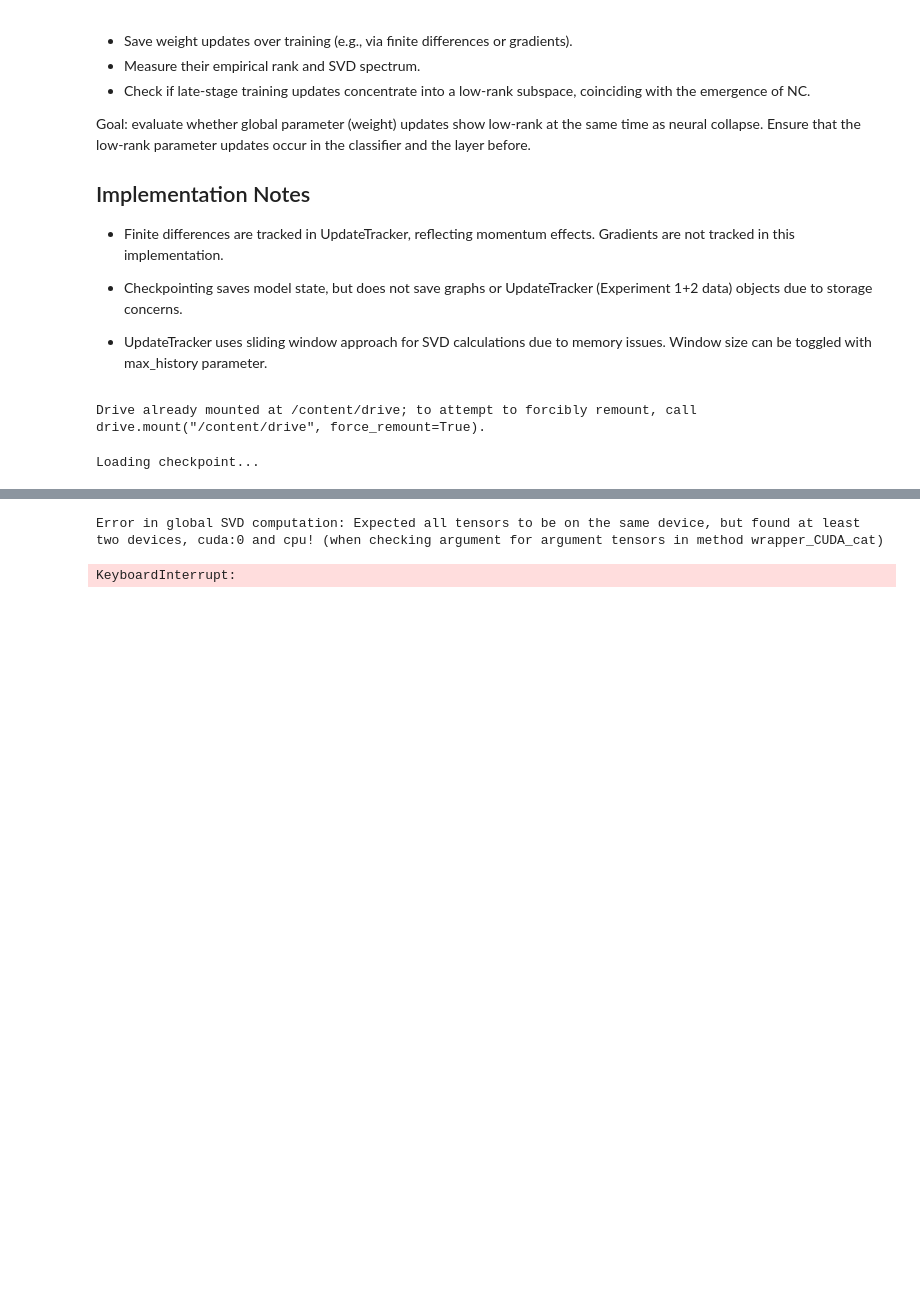
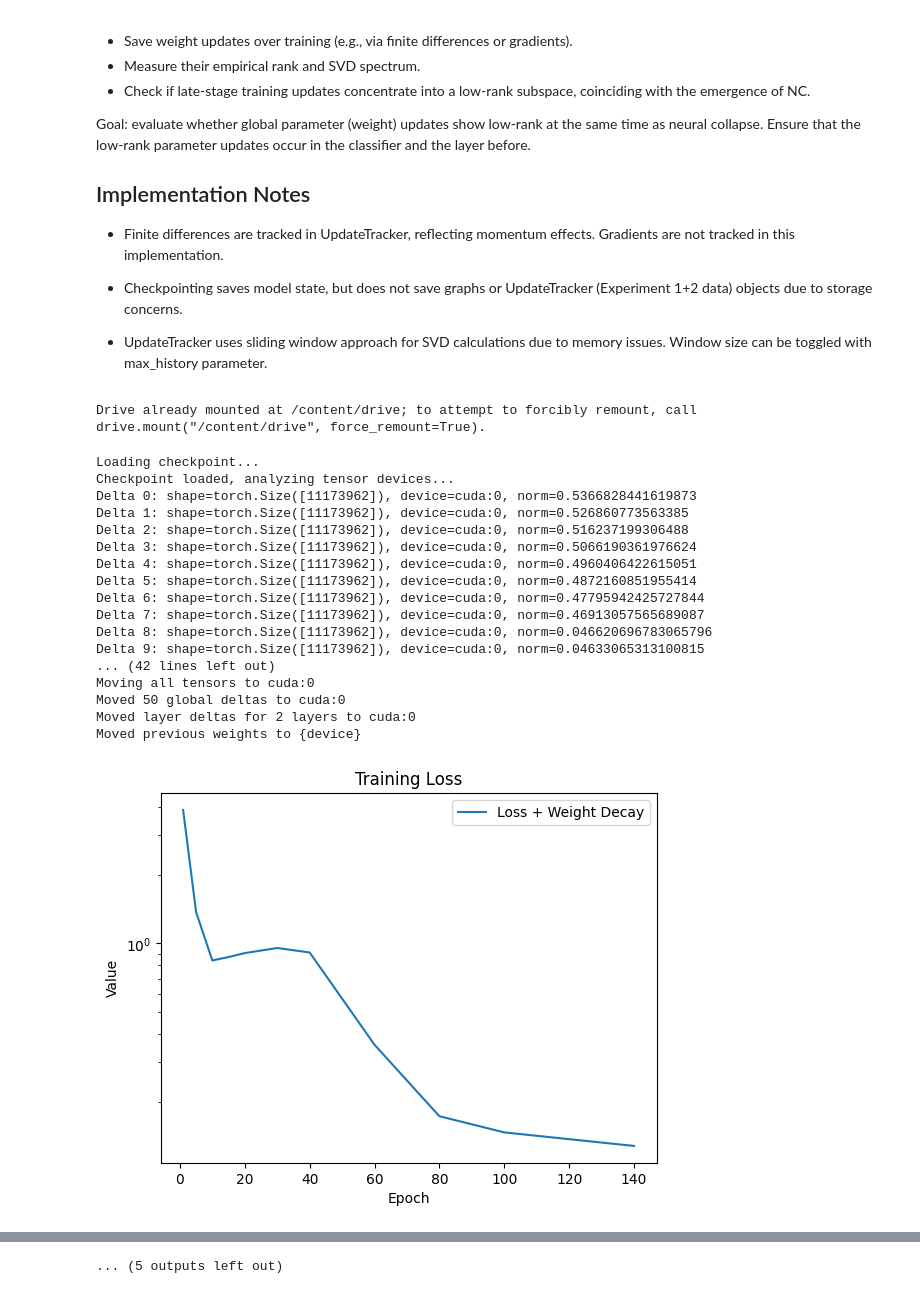
Before and after one commit to ethangearey/nc-lora, a Jupyter notebook: Experiment_1+2.ipynb, the cells around one changed output, grey strips where cells are left out. Drawn from its saved outputs; the diff is of its cells as text; code cells hidden in the pictures; blank space fills up the shorter version.

```diff
--- a/Experiment_1+2.ipynb
+++ b/Experiment_1+2.ipynb
@@ -356,7 +356,7 @@ class UpdateTracker:
             # Compute current update
             delta = []
             for n, p in model.named_parameters():
-                param_delta = (p.detach() - self.prev_weights[n]).flatten().cpu()
+                param_delta = (p.detach() - self.prev_weights[n]).flatten()
                 delta.append(param_delta)
             delta_vector = torch.cat(delta)
 
@@ -372,6 +372,7 @@ class UpdateTracker:
                 self.global_deltas.pop(0)  # Remove oldest update
 
             # Perform torch SVD on recent history
+            global_deltas = [d.to(device) for d in self.global_deltas] # send to device (debug)
             delta_matrix = torch.stack(self.global_deltas)
 
             if delta_matrix.shape[0] > 1:
@@ -408,6 +409,7 @@ class UpdateTracker:
 
                 # Perform SVD on recent history for this layer
                 if len(self.layer_deltas[layer_name]) > 1:
+                    layer_deltas = [d.to(device) for d in self.layer_deltas[layer_name]] # send to device (debug)
                     layer_delta_matrix = torch.stack(self.layer_deltas[layer_name])
                     layer_n_components = min(layer_delta_matrix.shape[0], self.max_components)
 
@@ -511,7 +513,7 @@ lr_scheduler = optim.lr_scheduler.MultiStepLR(optimizer,
 
 if checkpoint:
     print("Loading checkpoint...")
-    checkpoint = torch.load(data_path + 'large_checkpoint.pth', weights_only=False, map_location=device)
+    checkpoint = torch.load(data_path + 'large_checkpoint.pth', map_location=device, weights_only=False)
 
     model.load_state_dict(checkpoint['model_state_dict'])
     optimizer.load_state_dict(checkpoint['optimizer_state_dict'])
@@ -521,6 +523,41 @@ if checkpoint:
     tracker = checkpoint['tracker']
     cur_epochs = checkpoint['cur_epochs']
     start_epoch = checkpoint['epoch'] + 1
+
+
+    print("Checkpoint loaded, analyzing tensor devices...")
+    # Check devices in tracker
+    if hasattr(tracker, 'global_deltas'):
+        devices = set()
+        for i, delta in enumerate(tracker.global_deltas):
+            devices.add(str(delta.device))
+            print(f"Delta {i}: shape={delta.shape}, device={delta.device}, norm={torch.norm(delta).item()}")
+        print(f"Found tensors on devices: {devices}")
+
+    # Check current model device
+    model_device = next(model.parameters()).device
+    print(f"Model is on device: {model_device}")
+
+    # Force move all tensors in tracker to model device
+    device = next(model.parameters()).device
+    print(f"Moving all tensors to {device}")
+
+    # Move global deltas
+    if hasattr(tracker, 'global_deltas'):
+        tracker.global_deltas = [delta.to(device) for delta in tracker.global_deltas]
+        print(f"Moved {len(tracker.global_deltas)} global deltas to {device}")
+
+    # Move layer deltas
+    if hasattr(tracker, 'layer_deltas'):
+        for layer_name in tracker.layer_deltas:
+            tracker.layer_deltas[layer_name] = [delta.to(device) for delta in tracker.layer_deltas[layer_name]]
+        print(f"Moved layer deltas for {len(tracker.layer_deltas)} layers to {device}")
+
+    # Move previous weights
+    if hasattr(tracker, 'prev_weights'):
+        tracker.prev_weights = {k: v.to(device) for k, v in tracker.prev_weights.items()}
+        print("Moved previous weights to {device}")
+
 
 else:
     tracker = UpdateTracker(model)
@@ -853,30 +890,47 @@ for epoch in range(start_epoch, epochs + 1):
             # 'tracker': tracker,
             'cur_epochs': cur_epochs
         }
         torch.save(checkpoint, data_path + 'checkpoint.pth')
         print(f"Checkpoint saved at epoch {epoch}")
 
         ## Save LARGE checkpoint for restarting experiment
         if epoch in [125, 250, epochs]:
             checkpoint = {
             'epoch': epoch,
             'model_state_dict': model.state_dict(),
             'optimizer_state_dict': optimizer.state_dict(),
             'lr_scheduler': lr_scheduler.state_dict(),
             'graphs': graphs,
             'tracker': tracker,
             'cur_epochs': cur_epochs
             }
             try: # try Drive first
                 torch.save(checkpoint, data_path + 'large_checkpoint.pth')
                 print(f"Successfully saved large checkpoint to Drive.")
             except Exception as e:
                 print(f"Error saving to Drive: {e}")
                 # Fall back to local storage
                 torch.save(checkpoint, '/content/large_checkpoint_local_copy.pth')
                 print("Large checkpoint saved locally to Colab.")
 
         gc.collect()
         torch.cuda.empty_cache()
 # %% [output]
 Loading checkpoint...
+Checkpoint loaded, analyzing tensor devices...
+Delta 0: shape=torch.Size([11173962]), device=cuda:0, norm=0.5366828441619873
+Delta 1: shape=torch.Size([11173962]), device=cuda:0, norm=0.526860773563385
+Delta 2: shape=torch.Size([11173962]), device=cuda:0, norm=0.516237199306488
+Delta 3: shape=torch.Size([11173962]), device=cuda:0, norm=0.5066190361976624
+Delta 4: shape=torch.Size([11173962]), device=cuda:0, norm=0.4960406422615051
+Delta 5: shape=torch.Size([11173962]), device=cuda:0, norm=0.4872160851955414
+Delta 6: shape=torch.Size([11173962]), device=cuda:0, norm=0.47795942425727844
+Delta 7: shape=torch.Size([11173962]), device=cuda:0, norm=0.46913057565689087
+Delta 8: shape=torch.Size([11173962]), device=cuda:0, norm=0.046620696783065796
+Delta 9: shape=torch.Size([11173962]), device=cuda:0, norm=0.04633065313100815
+... (42 lines left out)
+Moving all tensors to cuda:0
+Moved 50 global deltas to cuda:0
+Moved layer deltas for 2 layers to cuda:0
+Moved previous weights to {device}
+[figure, added]
@@ -883,2 +947 @@ Loading checkpoint...
-Error in global SVD computation: Expected all tensors to be on the same device, but found at least two devices, cuda:0 and cpu! (when checking argument for argument tensors in method wrapper_CUDA_cat)
+... (5 outputs left out)
-KeyboardInterrupt:
```
Also changed, not shown: parts of 1 cell of this notebook.
